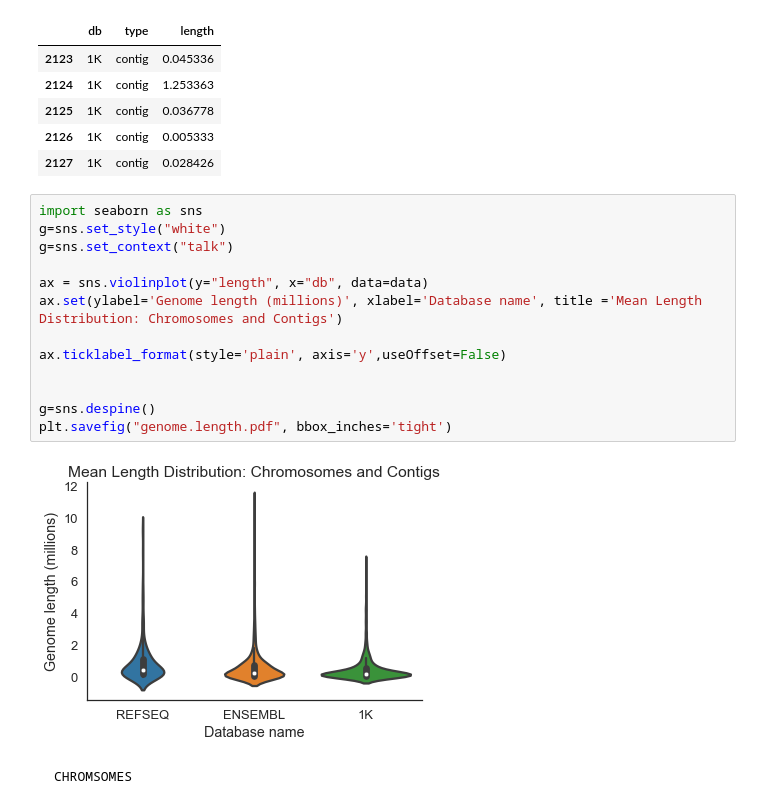
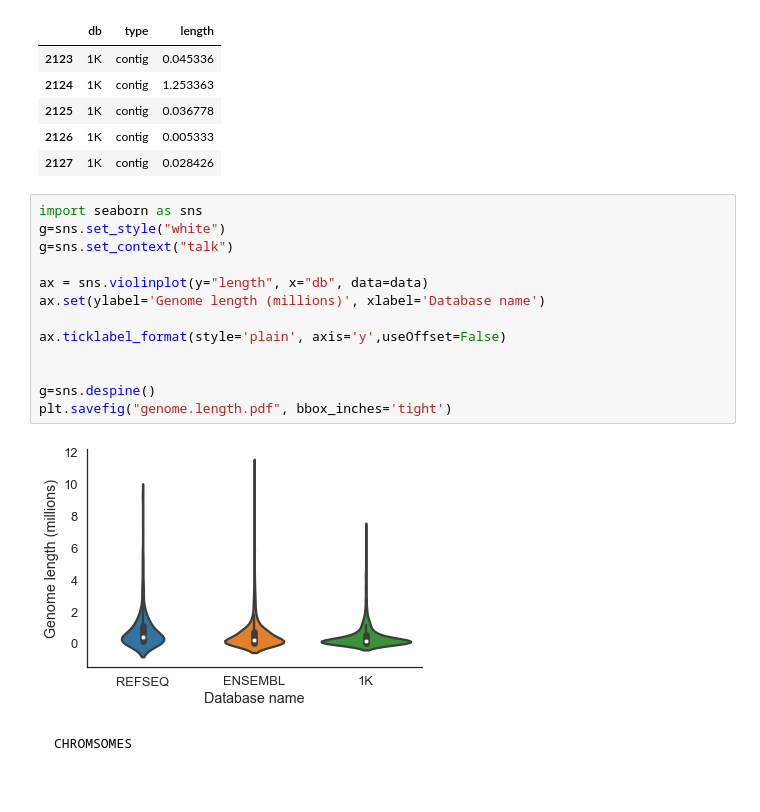
Before and after one commit to Mangul-Lab-USC/db.microbiome, a Jupyter notebook: Fungi/jupyter_notebook_analysis/analysis.ipynb, the cells around one changed output. Saved outputs shown, nothing was run; the diff lists cells and outputs as text.

Commit message:
changed title mean length dist

```diff
--- a/Fungi/jupyter_notebook_analysis/analysis.ipynb
+++ b/Fungi/jupyter_notebook_analysis/analysis.ipynb
@@ -985,18 +985,18 @@ data.tail()
 # %%
 import seaborn as sns
 g=sns.set_style("white")
 g=sns.set_context("talk")
 
 ax = sns.violinplot(y="length", x="db", data=data)
-ax.set(ylabel='Genome length (millions)', xlabel='Database name', title ='Mean Length Distribution: Chromosomes and Contigs')
+ax.set(ylabel='Genome length (millions)', xlabel='Database name')
 
 ax.ticklabel_format(style='plain', axis='y',useOffset=False)
 
 
 g=sns.despine()
 plt.savefig("genome.length.pdf", bbox_inches='tight')
 # %% [output]
-[figure, old version]
+[figure, new version]
 # %% [markdown]
     CHROMSOMES
 # %%
```
Also changed, not shown: 1 other file.
